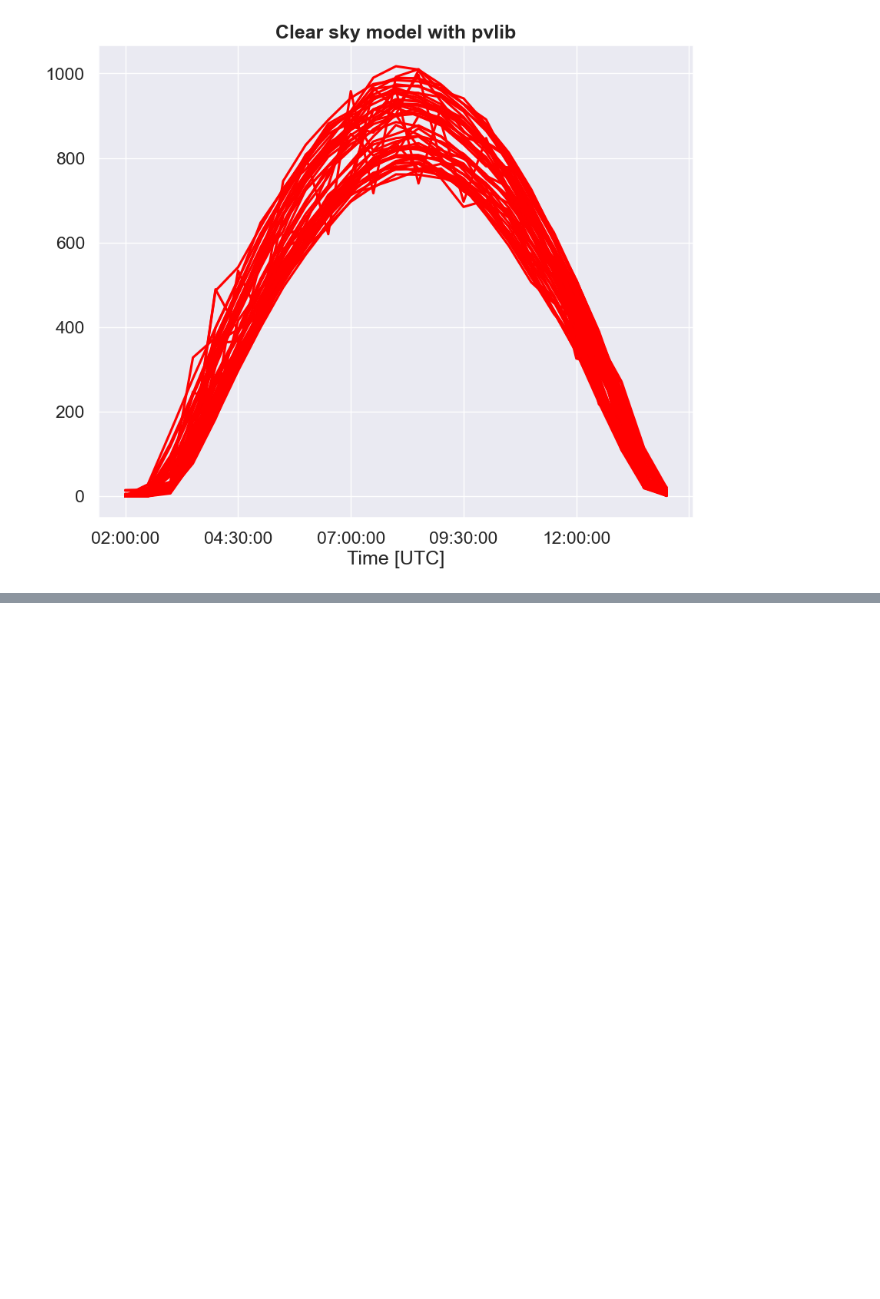
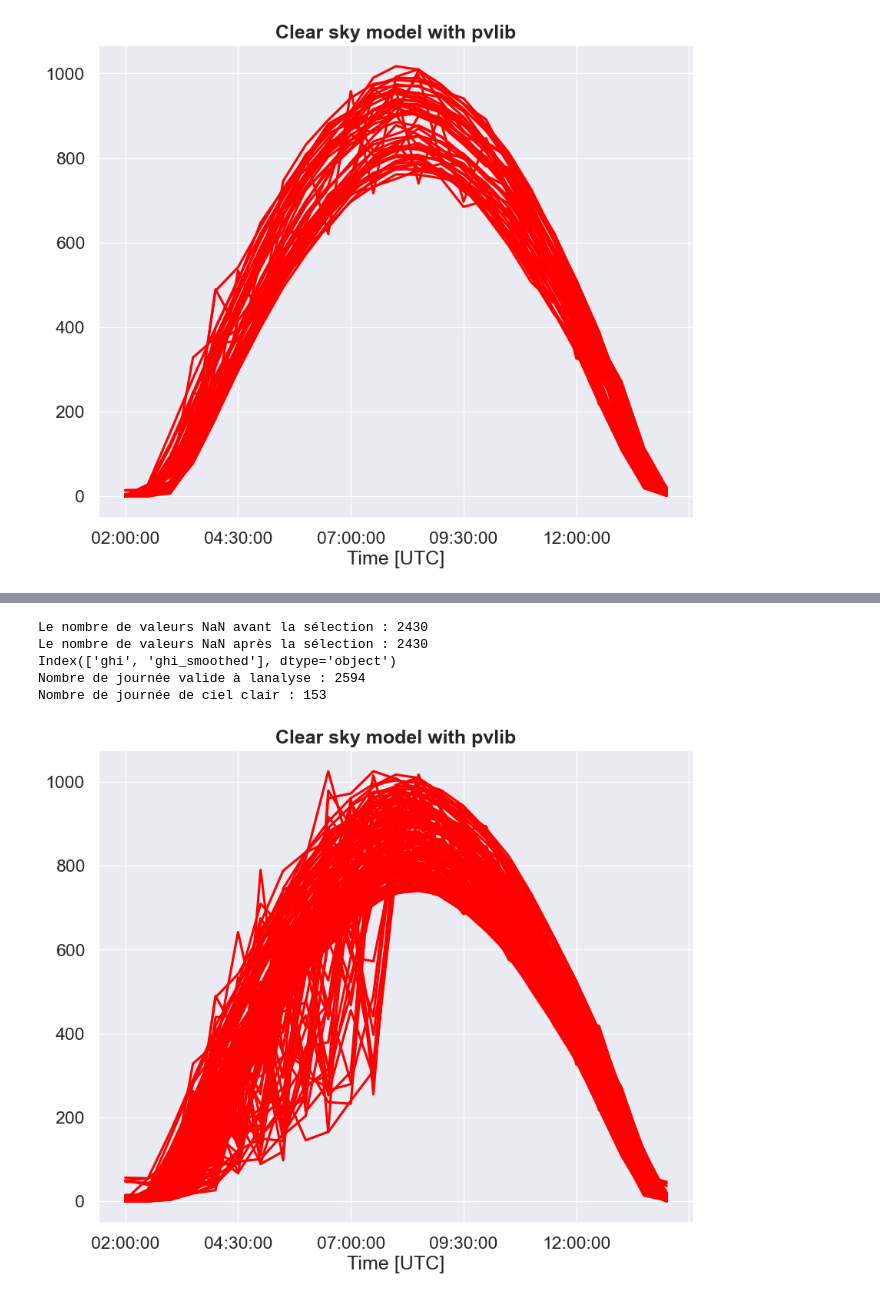
Before and after one commit to GRerwan/code_stage_M1_v2, a Jupyter notebook: Daily_classifiaction_Pvlib.ipynb, the cells around one changed output, grey strips where cells are left out. Cells and saved outputs as stored; diff of their text form; code cells hidden in the pictures; blank space fills up the shorter version.

```diff
--- a/Daily_classifiaction_Pvlib.ipynb
+++ b/Daily_classifiaction_Pvlib.ipynb
@@ -501,7 +552,7 @@ data , variable, trend_min,trend_max = df_urmoufia_winter, 'ghi',trend_min_winte
 df = data.copy()
 df_filter = Savitzky_Golay_filter(df, variable, 5 , 2)
 print(df_filter.columns)
-df_summer_form = formalisation_data(df_filter)
+df_summer_form = formalisation_data(df_filter,'ghi')
 mydf = df_summer_form.dropna(axis=1, how='any')
 
 nb_tot_day = mydf.shape[1]
@@ -540,0 +649,44 @@ Nombre de journée de ciel clair : 52
+# %%
+data , variable, trend_min,trend_max = df_urmoufia_winter, 'ghi',trend_min_winter,trend_max_winter
+
+#--- clear PM ----------
+df = data.copy()
+df_filter = Savitzky_Golay_filter(df, variable, 5 , 2)
+print(df_filter.columns)
+df_summer_form = formalisation_data(df_filter,'ghi')
+mydf = df_summer_form.dropna(axis=1, how='any')
+
+nb_tot_day = mydf.shape[1]
+print('Nombre de journée valide à l''analyse :',nb_tot_day)
+
+selected_columns = []
+# Parcourir les colonnes de votre DataFrame
+for col in mydf.columns:
+    ghi_values = mydf[col].values[12:]
+    # Vérifier si toutes les valeurs de ghi_values sont entre les tendances max et min
+    if np.all((ghi_values >= trend_min[12:]) & (ghi_values <= trend_max[12:])):
+        selected_columns.append(col)
+df_days = mydf.loc[:, selected_columns]
+nb_day = len(selected_columns)
+print('Nombre de journée de ciel clair :',nb_day)
+
+
+# Optimisation avec un seul appel de la fonction plot
+plt.figure(figsize=(10, 8))
+
+# Tracer toutes les colonnes d'un coup
+df_days.plot(ax=plt.gca(), color='red', legend=False)
+
+# Ajuster l'espacement de la grille
+plt.grid(True, which='both', linewidth=1)
+
+plt.title("Clear sky model with pvlib",fontweight='bold')
+plt.xlabel('Time [UTC]')
+plt.show()
+# %% [output]
+Le nombre de valeurs NaN avant la sélection : 2430
+Le nombre de valeurs NaN après la sélection : 2430
+Index(['ghi', 'ghi_smoothed'], dtype='object')
+Nombre de journée valide à lanalyse : 2594
+Nombre de journée de ciel clair : 153
+[figure, added]
```
Also changed, not shown: parts of 18 cells of this notebook.
